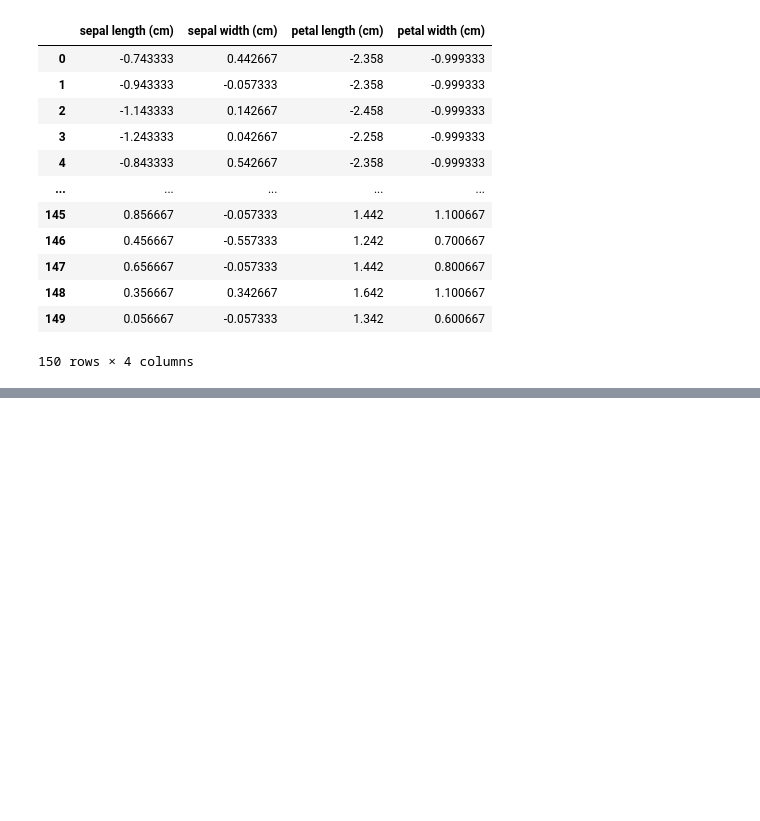
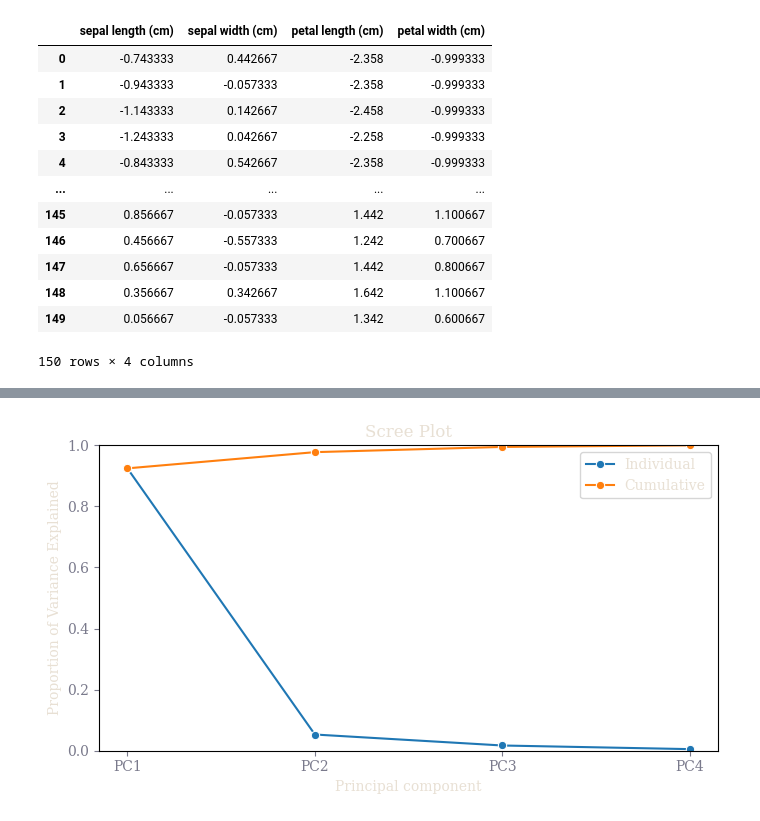
Before and after one commit to cyber-rhythms/classical-ml-notebooks, a Jupyter notebook: pca-coding/pca-iris.ipynb, the cells around one changed output, grey strips where cells are left out. Saved outputs shown, nothing was run; the diff lists cells and outputs as text; code cells hidden in the pictures; blank space fills up the shorter version.

```diff
--- a/pca-coding/pca-iris.ipynb
+++ b/pca-coding/pca-iris.ipynb
@@ -219,0 +211,7 @@ PCA(n_components=3)
+# %%
+# Tabulate the explained variance ratio of all principal components.
+
+scree_df = pd.DataFrame({"Principal component": [f"PC{i+1}" for i in range(4)],
+                         "Explained variance ratio": pca_full.explained_variance_ratio_,
+                         "Cumulative explained variance ratio": [np.sum(pca_full.explained_variance_ratio_[:i+1]) for i in range(4)]})
+scree_df
@@ -219,0 +224,15 @@ PCA(n_components=3)
+# %%
+# Show this as a scree plot.
+
+fig, ax = plt.subplots(figsize=(7,4))
+sns.lineplot(data=scree_df, x="Principal component", y="Explained variance ratio",
+             marker="o", label="Individual", ax=ax)
+sns.lineplot(data=scree_df, x="Principal component", y="Cumulative explained variance ratio",
+             marker="o", label="Cumulative", ax=ax)
+ax.set_title("Scree Plot")
+ax.set_ylabel("Proportion of Variance Explained")
+ax.set_ylim(0,1)
+plt.tight_layout()
+plt.show()
+# %% [output]
+[figure, added]
```
Also changed, not shown: parts of 15 cells of this notebook.
